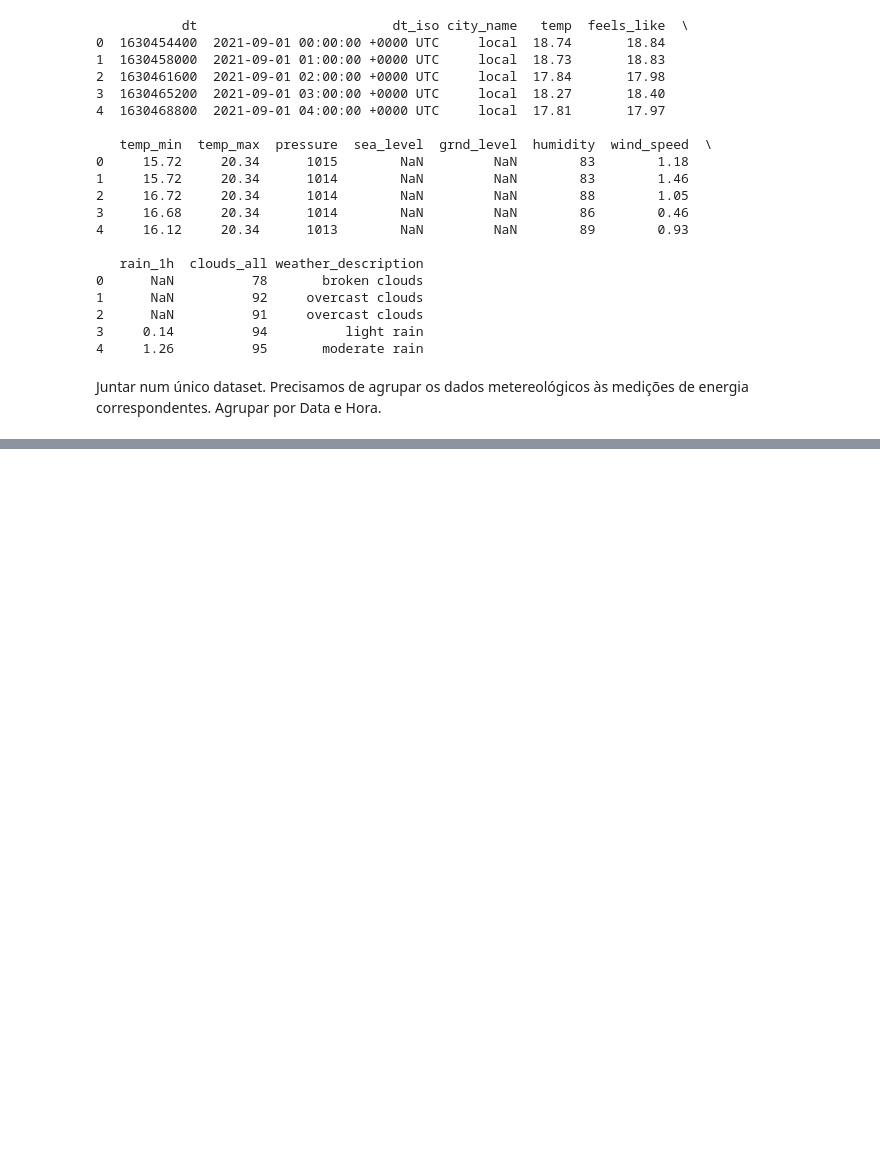
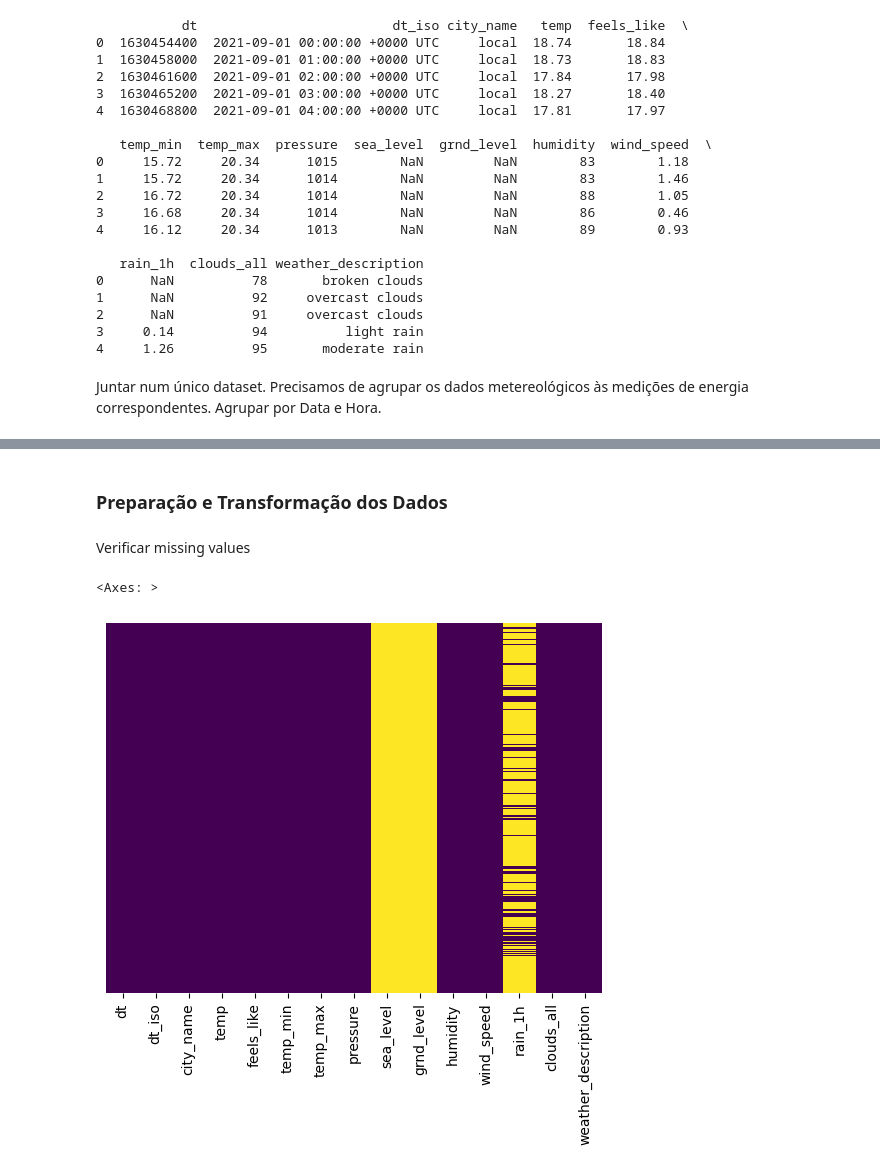
Before and after one commit to jpgoncalves13/DAA, a Jupyter notebook: DatasetCompeticao/dataset_competicao.ipynb, the cells around one changed output, grey strips where cells are left out. Saved outputs shown, nothing was run; the diff lists cells and outputs as text; code cells hidden in the pictures; blank space fills up the shorter version.

Commit message:
Adicionei metodos de correlaçao e analise de dados

```diff
--- a/DatasetCompeticao/dataset_competicao.ipynb
+++ b/DatasetCompeticao/dataset_competicao.ipynb
@@ -124,8 +131,8 @@ Conclusão: as colunas são as mesmas
 
 Próximo passo: Concatenar os datasets
 # %%
-frames_energia = [energia2021, energia2022]
-frames_meteo = [meteo2021, meteo2022]
+frames_energia = [energia2021, energia2022, energia2023]
+frames_meteo = [meteo2021, meteo2022, meteo2023]
 
 energia = pd.concat(frames_energia)
 meteo = pd.concat(frames_meteo)
@@ -197,0 +223,9 @@ meteo.info()
+# %% [markdown]
+### Preparação e Transformação dos Dados
+# %% [markdown]
+Verificar missing values
+# %%
+sns.heatmap(meteo.isnull(), yticklabels=False, cbar=False, cmap='viridis')
+# %% [output]
+<Axes: >
+[figure, added]
```
Also changed, not shown: parts of 25 cells of this notebook.
